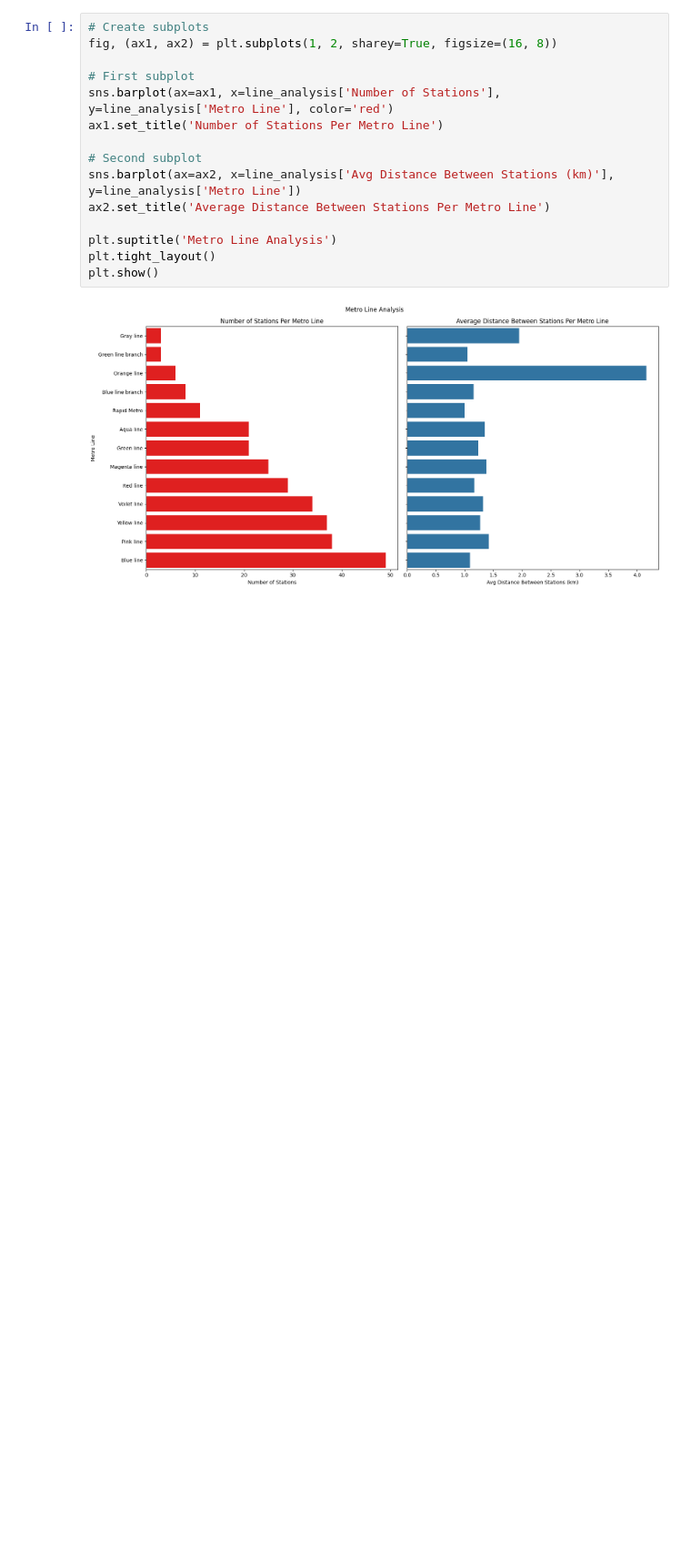
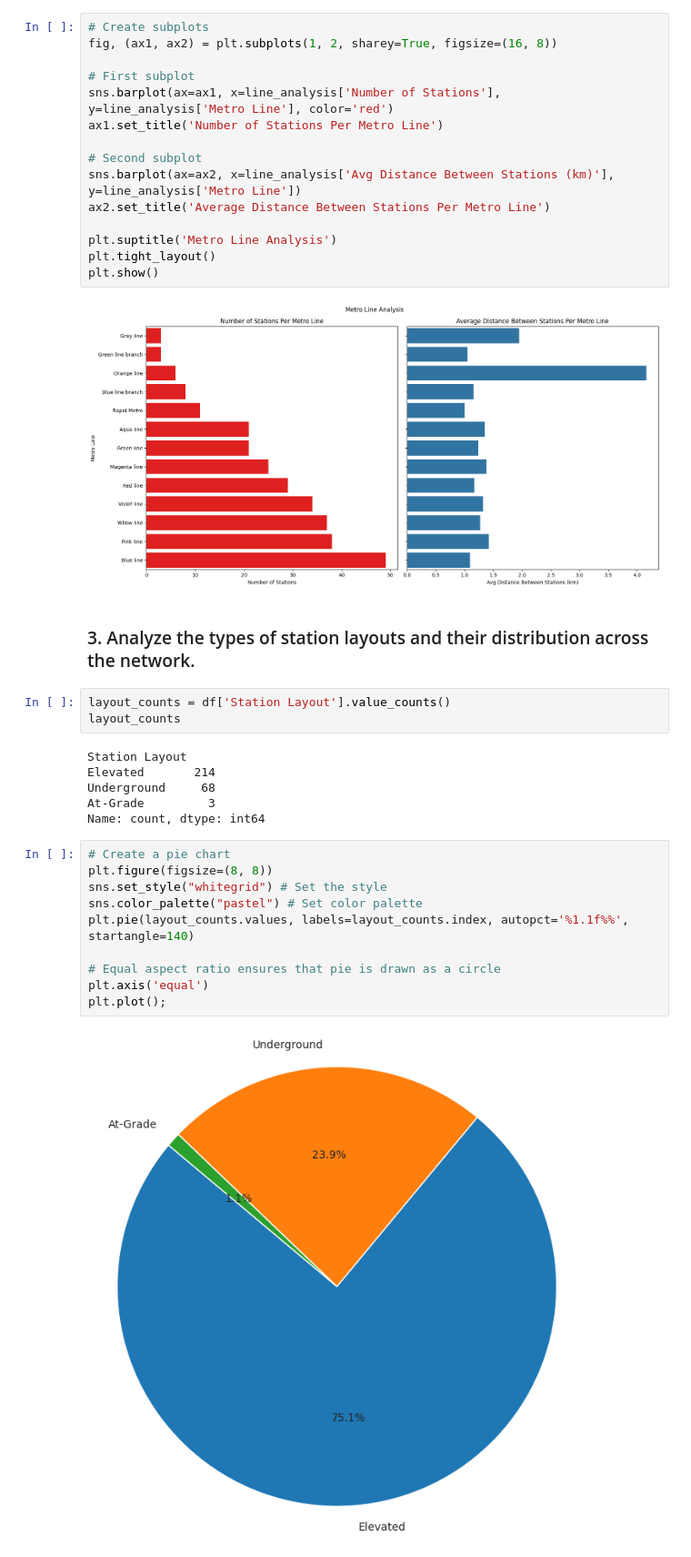
Before and after one commit to ajithpmohan/delhi-metro-network-analysis-using-python, a Jupyter notebook: main.ipynb, the cells around one changed output. Shown: that part at 91% size. Drawn from its saved outputs; the diff is of its cells as text; blank space fills up the shorter version.

```diff
--- a/main.ipynb
+++ b/main.ipynb
@@ -160,3 +160,26 @@ plt.tight_layout()
 plt.show()
 # %% [output]
 [figure]
+# %% [markdown]
+### 3. Analyze the types of station layouts and their distribution across the network.
+# %%
+layout_counts = df['Station Layout'].value_counts()
+layout_counts
+# %% [output]
+Station Layout
+Elevated       214
+Underground     68
+At-Grade         3
+Name: count, dtype: int64
+# %%
+# Create a pie chart
+plt.figure(figsize=(8, 8))
+sns.set_style("whitegrid") # Set the style
+sns.color_palette("pastel") # Set color palette
+plt.pie(layout_counts.values, labels=layout_counts.index, autopct='%1.1f%%', startangle=140)
+
+# Equal aspect ratio ensures that pie is drawn as a circle
+plt.axis('equal')
+plt.plot();
+# %% [output]
+[figure, added]
```
